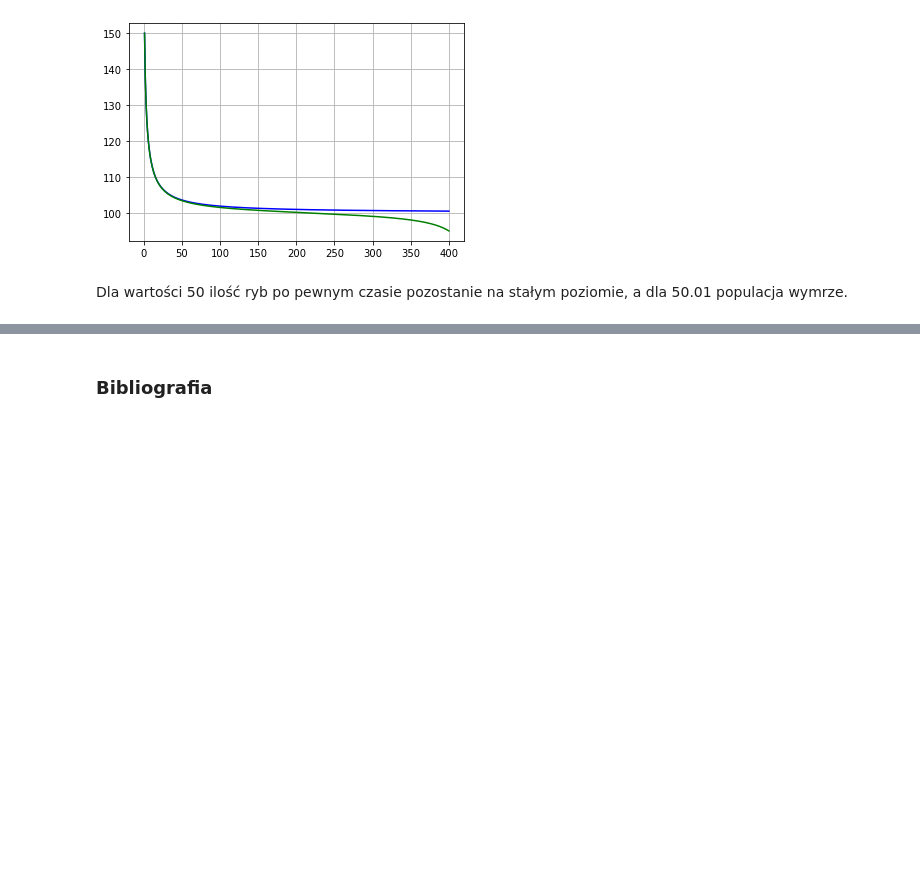
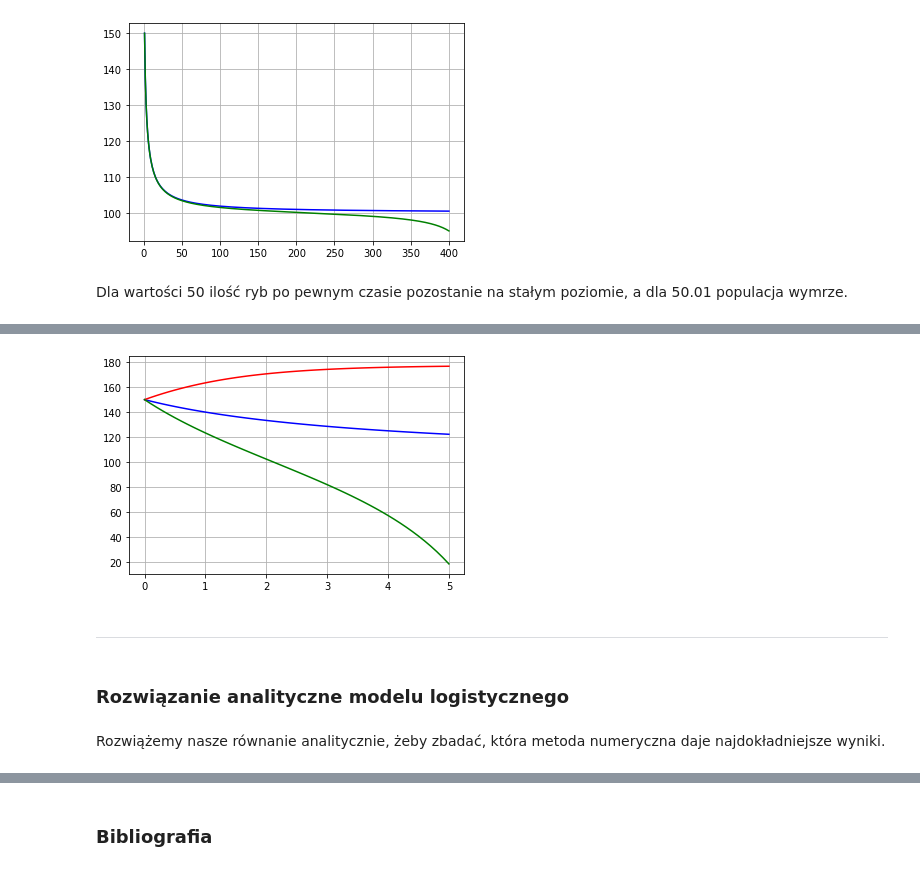
Before and after one commit to klaudynka245/Bifurcations, a Jupyter notebook: teoria katastrof.ipynb, the cells around one changed output, grey strips where cells are left out. Drawn from its saved outputs; the diff is of its cells as text; code cells hidden in the pictures; blank space fills up the shorter version.

```diff
--- a/teoria katastrof.ipynb
+++ b/teoria katastrof.ipynb
@@ -396,0 +426,35 @@ plt.show()
+# %%
+def func(x):
+    f = x - x**2/200
+    return f
+
+def rungkutt(p_n,t_n,h,n,bif):
+    for i in range(n):
+        x_n = p_n[-1]
+        tn = t_n[-1]
+        a = func(x_n) - bif
+        b = func(x_n+h/2*a) - bif
+        c = func(x_n+h/2*b) - bif
+        d = func(x_n+h*c) - bif
+        x_n1 = x_n + h/6*(a+2*b+2*c+d)
+        t_n.append(tn+h)
+        p_n.append(x_n1)
+    return t_n,p_n
+
+rk1 = rungkutt([150],[0],0.1,50,50)
+rk2 = rungkutt([150],[0],0.1,50,20)
+rk3 = rungkutt([150],[0],0.1,50,70)
+
+plt.plot(rk1[0],rk1[1],'b')
+plt.plot(rk2[0],rk2[1],'r')
+plt.plot(rk3[0],rk3[1],'g')
+plt.grid()
+plt.show()
+# %% [output]
+[figure, added]
+# %% [markdown]
+_______________________________________________________
+# %% [markdown]
+### Rozwiązanie analityczne modelu logistycznego
+# %% [markdown]
+Rozwiążemy nasze równanie analitycznie, żeby zbadać, która metoda numeryczna daje najdokładniejsze wyniki.
```
Also changed, not shown: parts of 20 cells of this notebook.
